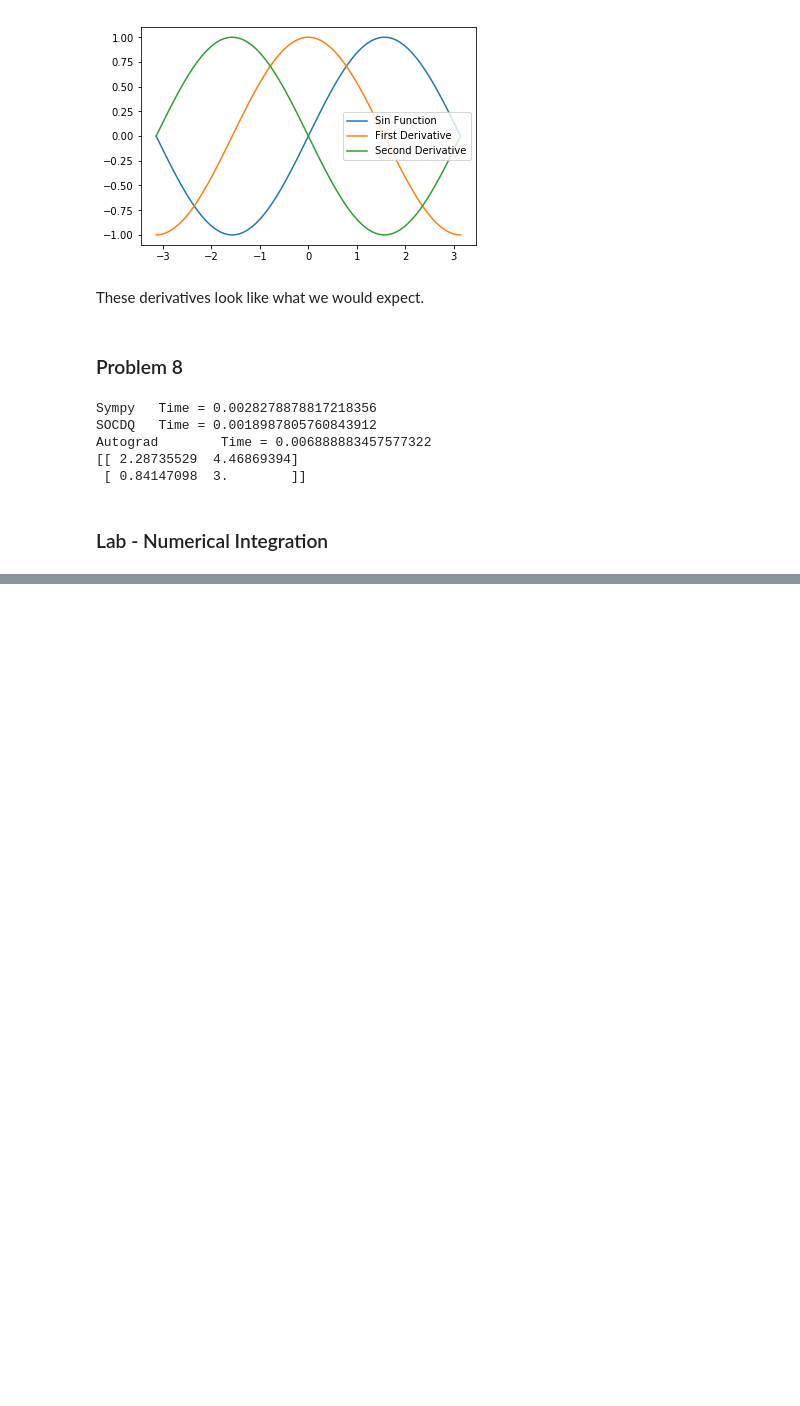
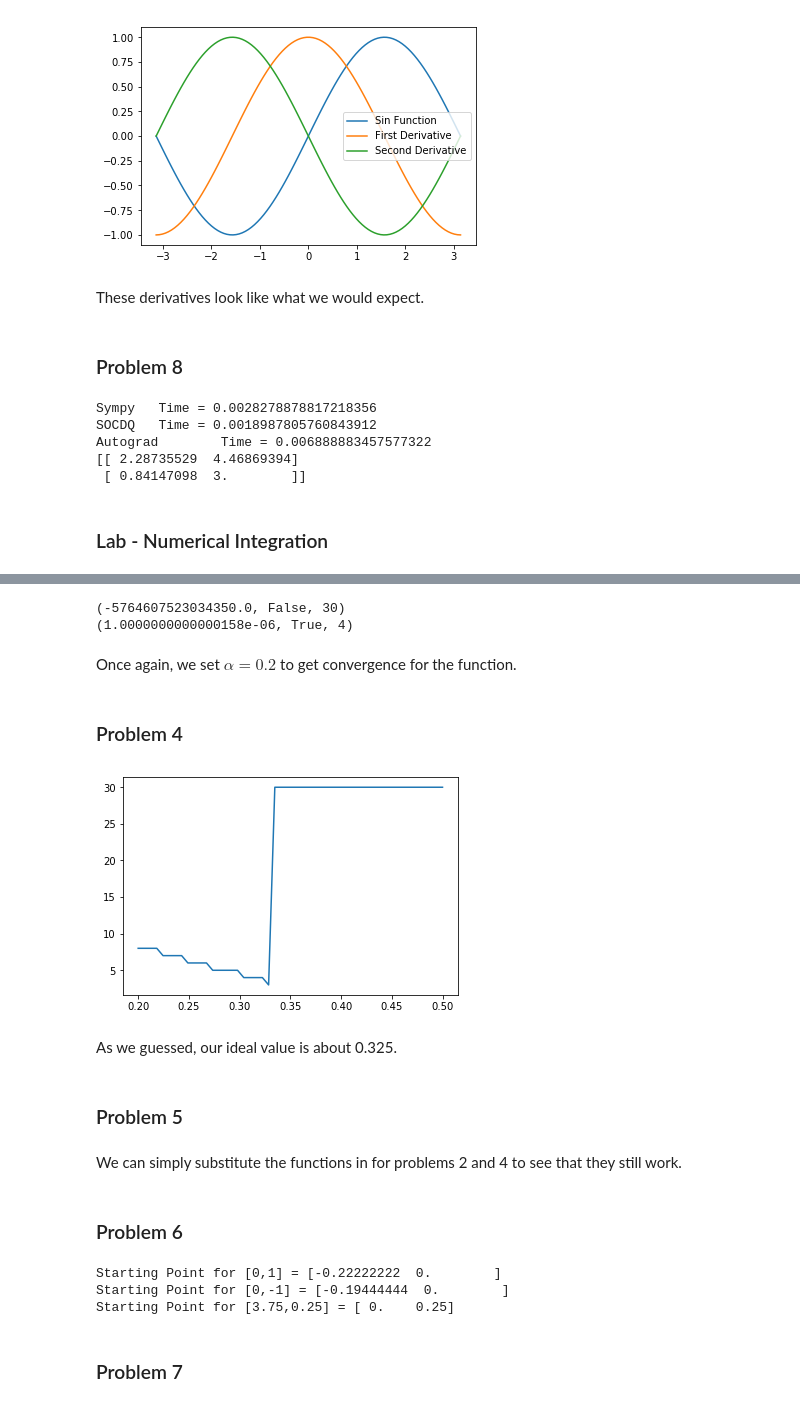
Before and after one commit to weihanchia/OSM-Lab-2017, a Jupyter notebook: Computation/Week 4/Week 4 - First 8 Labs.ipynb, the cells around one changed output, grey strips where cells are left out. Cells and saved outputs as stored; diff of their text form; code cells hidden in the pictures; blank space fills up the shorter version.

```diff
--- a/Computation/Week 4/Week 4.ipynb
+++ b/Computation/Week 4/Week 4 - First 8 Labs.ipynb
@@ -594,0 +968,14 @@ array([ 2.28735529,  0.84147098])
+# %%
+fprime = lambda x: np.exp(x) - 4
+error = 1
+tol = 0.001
+n = 1
+true = np.log(4)
+st = time.clock()
+while error > tol:
+    val = bisect(fprime, 0,3,n)
+    error = abs(true - val)
+    n += 1
+tottime =  time.clock() - st
+print("Number of steps to come within 0.001 of true minimizer = " + str(n))
+print("Time Taken = " + str(tottime))
@@ -594,0 +1051,5 @@ array([ 2.28735529,  0.84147098])
+# %%
+f = lambda x: np.exp(x) - 2
+f1 = lambda x: np.exp(x)
+
+newton9(f, f1, 1)
@@ -594,0 +1072,41 @@ array([ 2.28735529,  0.84147098])
+# %%
+def newtonbacktrack(f, f1, x0, alpha, tol=1e-5, maxiter=15):
+    it = 0
+    error = 1
+    while error > tol and it < maxiter:
+        x1 = x0 - alpha*f(x0)/f1(x0)
+        error = abs(x1 - x0)
+        x0 = x1
+        it += 1
+    return x0, it < maxiter, it
+# %%
+f = lambda x: np.sign(x)*np.power(np.abs(x), 1./3)
+f1 = lambda x: (1/3)*np.sign(x)*np.power(np.abs(x),1./3 - 1)
+
+print(newtonbacktrack(f, f1, 0.01,1, maxiter = 30))
+print(newtonbacktrack(f, f1, 0.01, 0.3, maxiter = 30))
+# %% [output]
+(-5764607523034350.0, False, 30)
+(1.0000000000000158e-06, True, 4)
+# %% [markdown]
+Once again, we set $\alpha = 0.2$ to get convergence for the function.
+# %% [markdown]
+### Problem 4
+# %%
+f = lambda x: np.sign(x)*np.power(np.abs(x), 1./3)
+f1 = lambda x: (1/3)*np.sign(x)*np.power(np.abs(x),1./3 - 1)
+
+def problem4(f, f1, x0, tol=1e-5, maxiter=15):
+    alphaspace = np.linspace(0.2, 0.5, 50)
+    alphavalue = np.ones_like(alphaspace)
+    for i in range(50):
+        alphavalue[i] = newtonbacktrack(f, f1, x0, alphaspace[i], maxiter= maxiter)[2]
+    plt.plot(alphaspace, alphavalue)
+# %%
+problem4(f, f1, 0.01, maxiter = 30)
+# %% [output]
+[figure, added]
+# %% [markdown]
+As we guessed, our ideal value is about 0.325.
+# %% [markdown]
+### Problem 5
@@ -594,0 +1149,4 @@ array([ 2.28735529,  0.84147098])
+# %% [markdown]
+We can simply substitute the functions in for problems 2 and  4 to see that they still work.
+# %% [markdown]
+### Problem 6
@@ -594,0 +1189,10 @@ array([ 2.28735529,  0.84147098])
+# %%
+print("Starting Point for [0,1] = " + str(problem6([0,1], 1)))
+print("Starting Point for [0,-1] = " + str(problem6([0,-1], 1)))
+print("Starting Point for [3.75,0.25] = " + str(problem6([3.75, 0.25], 0.55)))
+# %% [output]
+Starting Point for [0,1] = [-0.22222222  0.        ]
+Starting Point for [0,-1] = [-0.19444444  0.        ]
+Starting Point for [3.75,0.25] = [ 0.    0.25]
+# %% [markdown]
+### Problem 7
```
Also changed, not shown: parts of 92 cells of this notebook, 13 other files.
